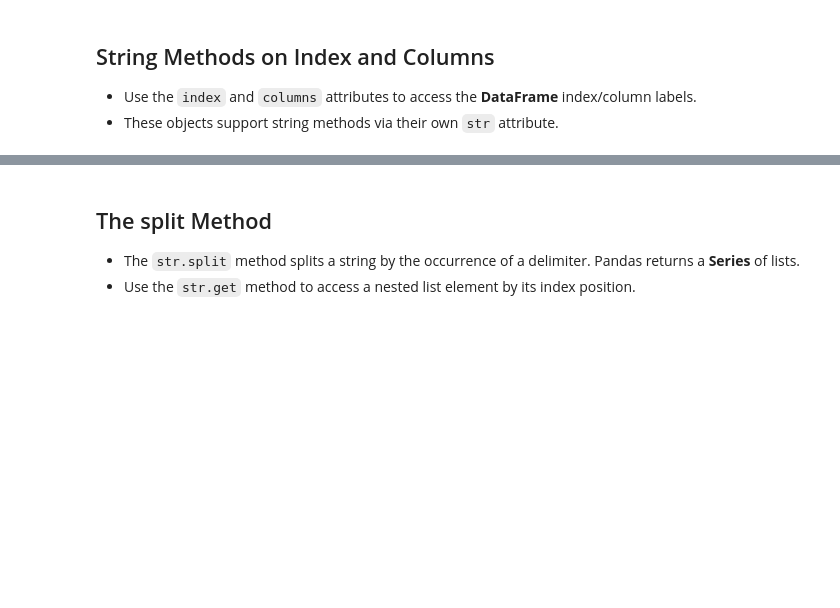
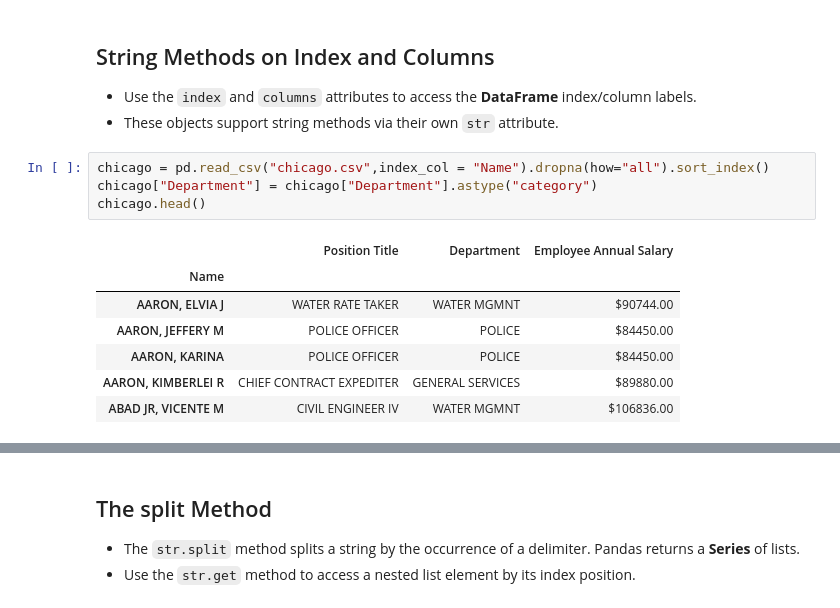
Before and after one commit to bocongamco/jupyter_learning, a Jupyter notebook: 07 - Working with Text Data.ipynb, the cells around one changed output, grey strips where cells are left out. Cells and saved outputs as stored; diff of their text form; blank space fills up the shorter version.

```diff
--- a/07 - Working with Text Data.ipynb
+++ b/07 - Working with Text Data.ipynb
@@ -114,3 +177,15 @@ Name: Department, Length: 32063, dtype: object
 ## String Methods on Index and Columns
 - Use the `index` and `columns` attributes to access the **DataFrame** index/column labels.
 - These objects support string methods via their own `str` attribute.
+# %%
+chicago = pd.read_csv("chicago.csv",index_col = "Name").dropna(how="all").sort_index()
+chicago["Department"] = chicago["Department"].astype("category")
+chicago.head()
+# %% [output]
+|  | Position Title | Department | Employee Annual Salary |
+| Name |  |  |  |
+| AARON, ELVIA J | WATER RATE TAKER | WATER MGMNT | $90744.00 |
+| AARON, JEFFERY M | POLICE OFFICER | POLICE | $84450.00 |
+| AARON, KARINA | POLICE OFFICER | POLICE | $84450.00 |
+| AARON, KIMBERLEI R | CHIEF CONTRACT EXPEDITER | GENERAL SERVICES | $89880.00 |
+| ABAD JR, VICENTE M | CIVIL ENGINEER IV | WATER MGMNT | $106836.00 |
```
Also changed, not shown: parts of 6 cells of this notebook.
